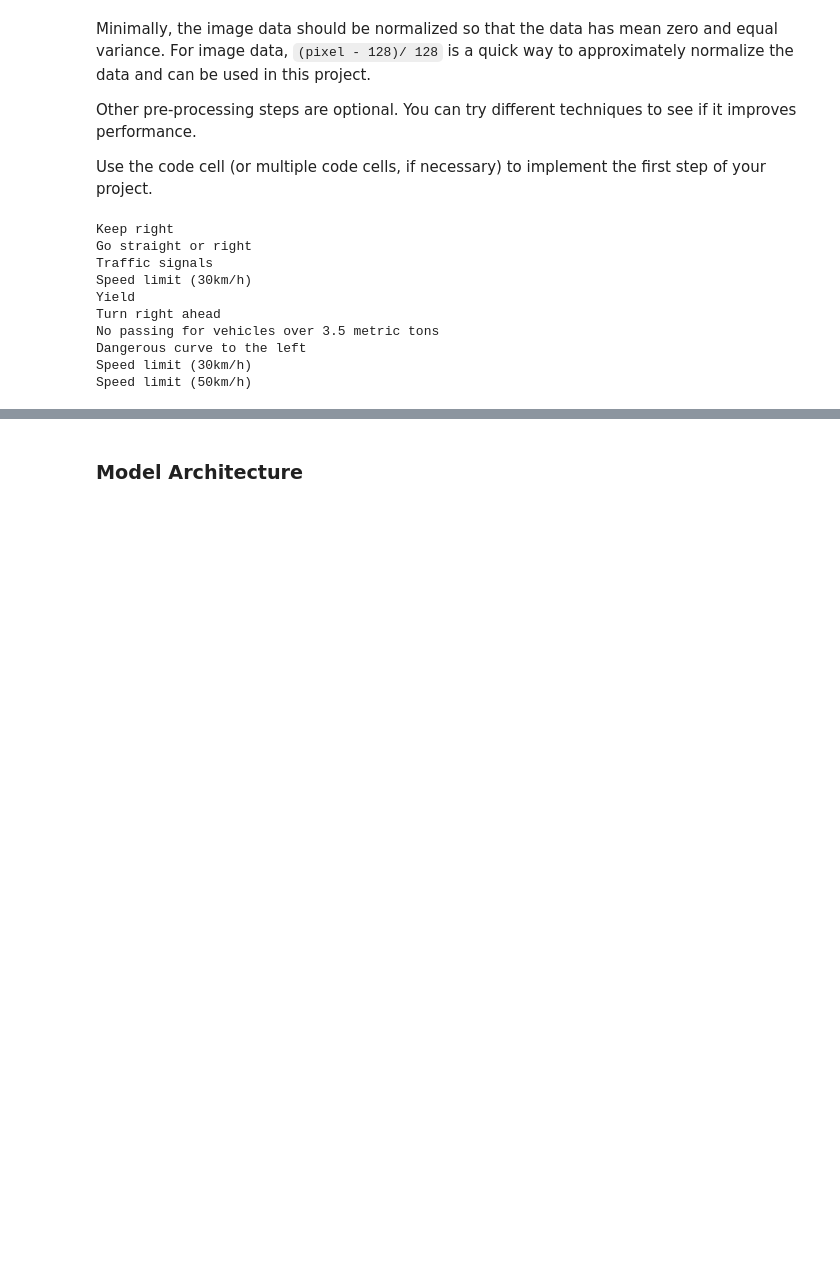
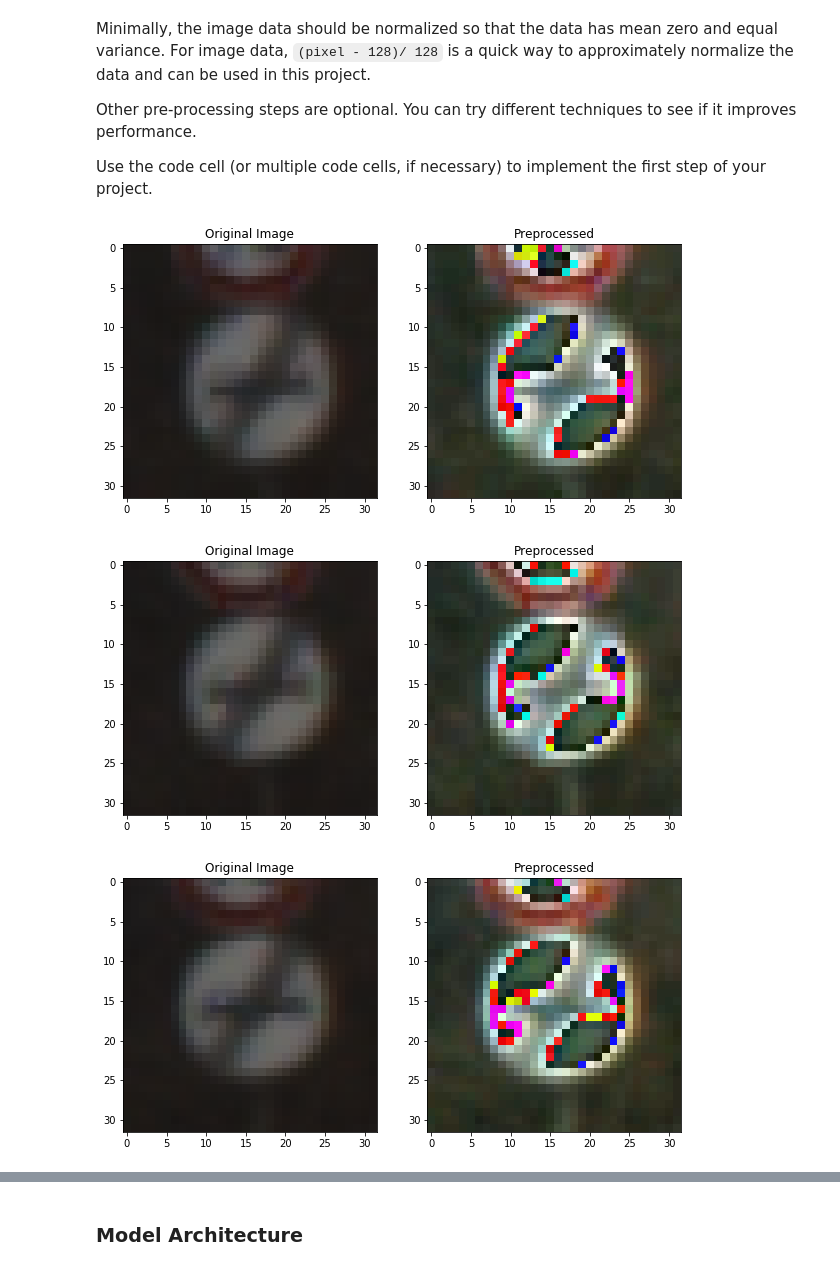
Before and after one commit to dalmia/CarND-Traffic-Sign-Classifier-P3, a Jupyter notebook: Traffic_Sign_Classifier.ipynb, the cells around one changed output, grey strips where cells are left out. Drawn from its saved outputs; the diff is of its cells as text; code cells hidden in the pictures; blank space fills up the shorter version.

```diff
--- a/Traffic_Sign_Classifier.ipynb
+++ b/Traffic_Sign_Classifier.ipynb
@@ -45,9 +54,9 @@ dict_values(['Speed limit (20km/h)', 'Speed limit (30km/h)', 'Speed limit (50km/
 # %%
 # Load pickled data
 
-training_file = 'data/train.p'
-validation_file = 'data/valid.p'
-testing_file = 'data/test.p'
+training_file = '../data/train.p'
+validation_file = '../data/valid.p'
+testing_file = '../data/test.p'
 
 with open(training_file, mode='rb') as f:
     train = pickle.load(f)
@@ -250,5 +263,7 @@ def normalize(X, y, mean, std):
 # %%
 mean = X_train.reshape((-1, 3)).mean(axis=0)
 std = X_train.reshape((-1, 3)).std(axis=0)
+# %%
+X_train_copy = X_train.copy()
 # %%
 X_train, y_train = normalize(X_train, y_train, mean, std)
@@ -257,16 +269,0 @@ X_valid, y_valid = normalize(X_valid, y_valid, mean, std)
-# %%
-# check randomized examples
-for i in range(10):
-    label = y_train[i]
-    print(ind_to_name[label])
-# %% [output]
-Keep right
-Go straight or right
-Traffic signals
-Speed limit (30km/h)
-Yield
-Turn right ahead
-No passing for vehicles over 3.5 metric tons
-Dangerous curve to the left
-Speed limit (30km/h)
-Speed limit (50km/h)
@@ -272,0 +278,24 @@ Speed limit (50km/h)
+# %%
+# check randomized examples
+for i in range(10):
+#     label = y_train[i]
+#     print(ind_to_name[label])
+    X = X_train_copy[i]
+    f, ax = plt.subplots(1, 2, figsize=(10, 5))
+    ax[0].imshow(X)
+    ax[0].set_title('Original Image')
+
+    X_ = X.reshape((-1, 3))
+    X_ = (X_ - mean) / std
+    X_ = X_.reshape(X.shape)
+
+    X_ = (X_ * 255).astype(np.uint8)
+    ax[1].imshow(X_)
+    ax[1].set_title('Preprocessed')
+    plt.savefig('visualization/preprocess_{}.png'.format(i+1), bbox_inches='tight')
+    plt.show()
+#     break
+# %% [output]
+[figure, added]
+[figure, added]
+[figure, added]
```
Also changed, not shown: parts of 40 cells of this notebook, 38 other files.
